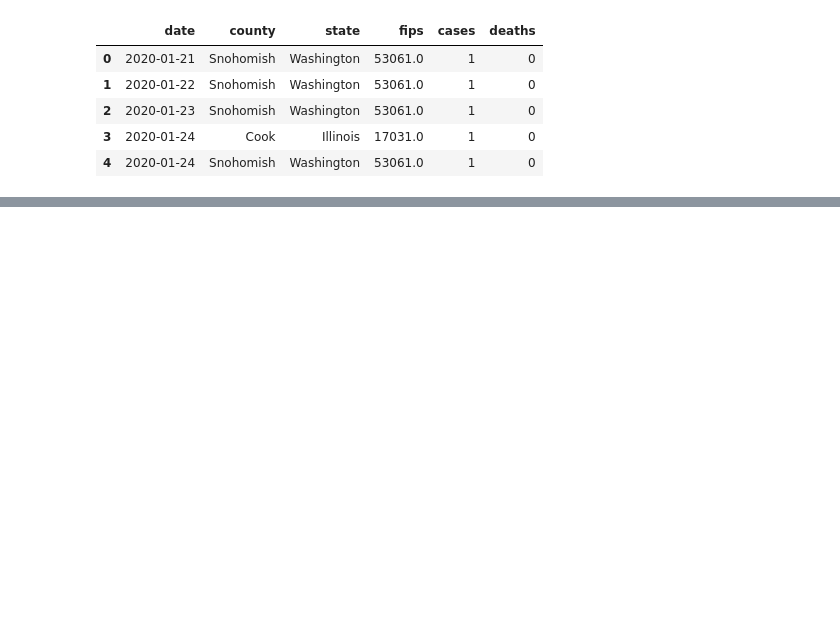
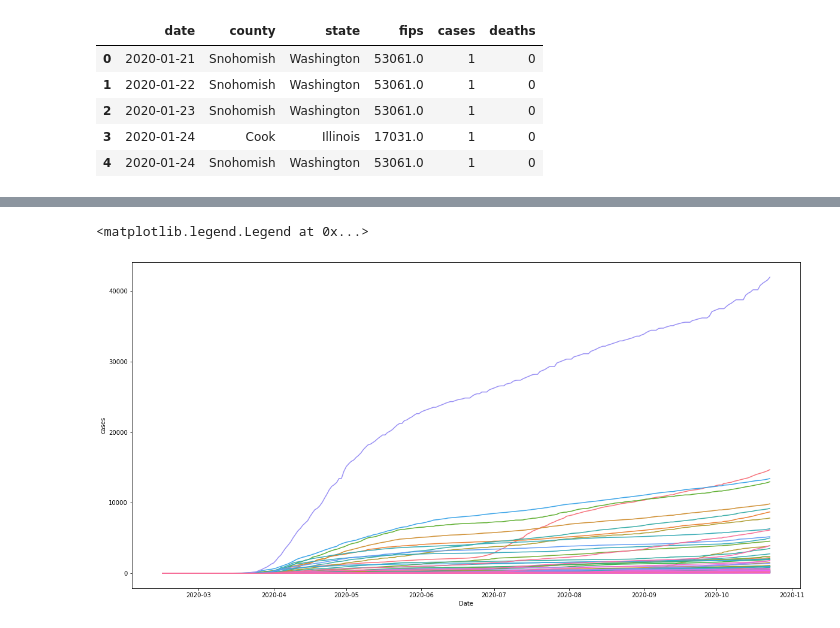
Before and after one commit to jis56/Philadelphia-covid-cases-v-mobility, a Jupyter notebook: Code/Code.ipynb, the cells around one changed output, grey strips where cells are left out. Drawn from its saved outputs; the diff is of its cells as text; code cells hidden in the pictures; blank space fills up the shorter version.

```diff
--- a/Code/Code.ipynb
+++ b/Code/Code.ipynb
@@ -77,3 +78,10 @@ merged_df.head()
 | 2 | United States | Pennsylvania | Adams County | 42001 | 2020-02-17 | 19.0 | 1.0 | 0.0 | ... |
 | 3 | United States | Pennsylvania | Adams County | 42001 | 2020-02-18 | -1.0 | -4.0 | 0.0 | ... |
 | 4 | United States | Pennsylvania | Adams County | 42001 | 2020-02-19 | 3.0 | 0.0 | 22.0 | ... |
+# %%
+plt.figure(figsize=(20,10))
+sns.lineplot(data=merged_df, x="Date", y="cases", hue="County")
+plt.legend([],[], frameon=False)
+# %% [output]
+<matplotlib.legend.Legend at 0x...>
+[figure, added]
```
Also changed, not shown: parts of 1 cell of this notebook.
